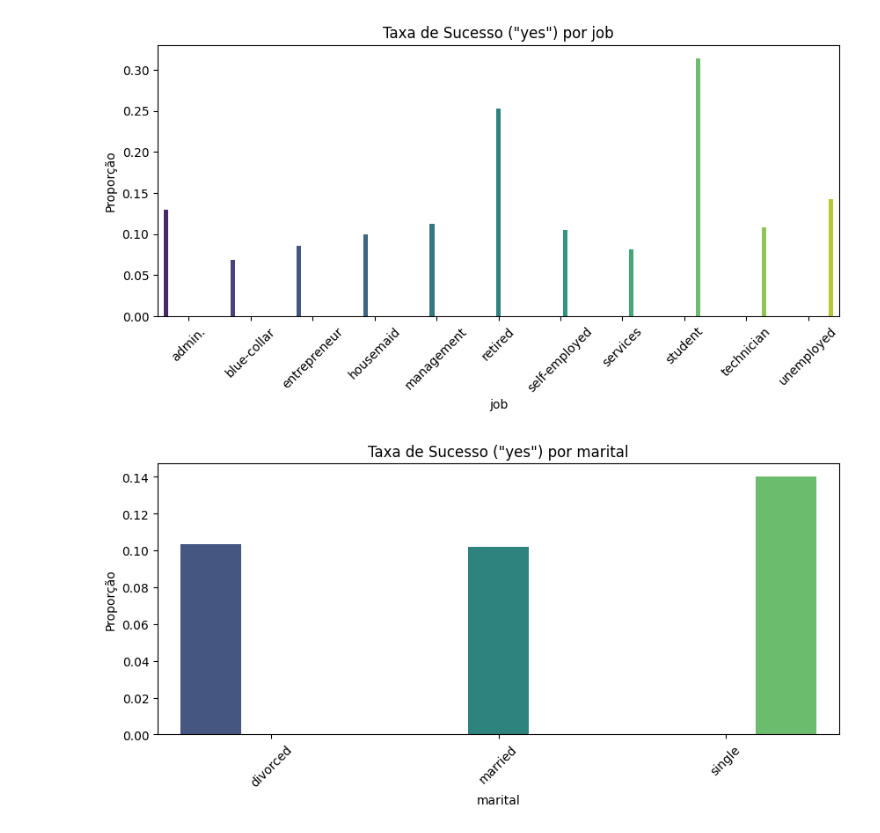
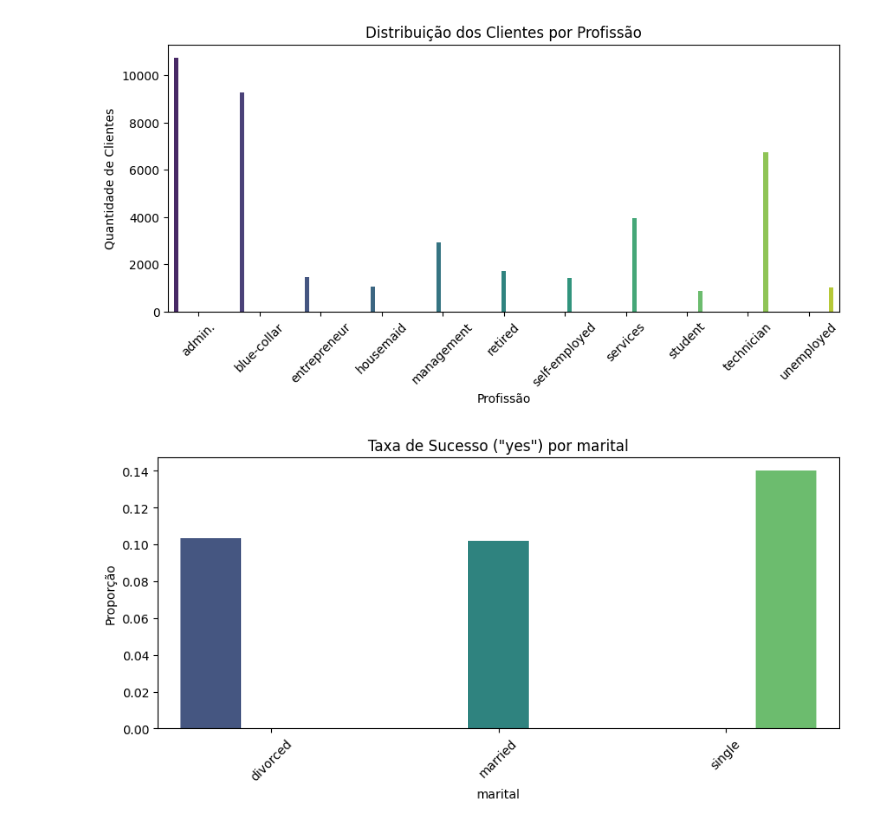
Before and after one commit to LucasUgulino/Super_Projeto_Estatistica, a Jupyter notebook: notebooks/eda.ipynb, the cells around one changed output. Cells and saved outputs as stored; diff of their text form; code cells hidden in the pictures.

```diff
--- a/notebooks/eda.ipynb
+++ b/notebooks/eda.ipynb
@@ -4,7 +4,7 @@ import seaborn as sns
 import matplotlib.pyplot as plt
 
 # Carregando os dados prontos para a análise
-df = pd.read_parquet('dados_limpos.parquet')
+df = pd.read_parquet('dados_eda.parquet')
 
 # Primeiras linhas para garantir que está tudo certo
 df.head()
@@ -22,13 +42,14 @@ df['y_num'] = (df['y'] == 'yes').astype(int)
 # %%
-# Correlação entre job e a variável alvo (y)
+# Mostrar o perfil dos clientes
 plt.figure(figsize=(10, 4))
-sns.barplot(data=df, x='job', y='y_num', errorbar=None, hue='job', palette='viridis', legend=False)
-plt.title('Taxa de Sucesso ("yes") por job')
-plt.ylabel('Proporção')
+sns.countplot(data=df, x='job', hue='job', palette='viridis', legend=False)
+plt.title('Distribuição dos Clientes por Profissão')
+plt.xlabel('Profissão')
+plt.ylabel('Quantidade de Clientes')
 plt.xticks(rotation=45)
 plt.show()
 # %% [output]
-[figure, old version]
+[figure, new version]
 # %%
 # Correlação entre marital e a variável alvo (y)
 plt.figure(figsize=(10, 4))
```
Also changed, not shown: parts of 15 cells of this notebook, 4 other files.
